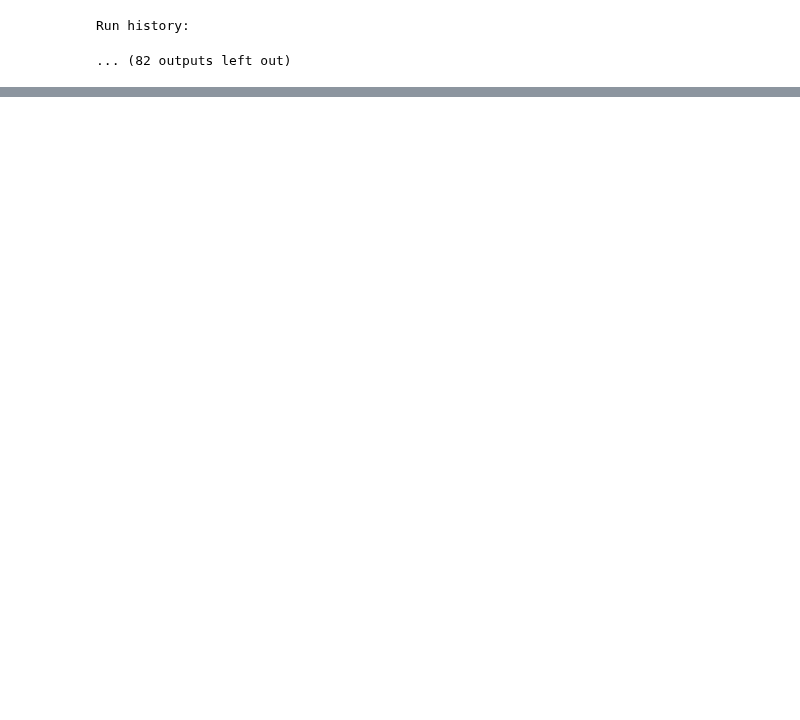
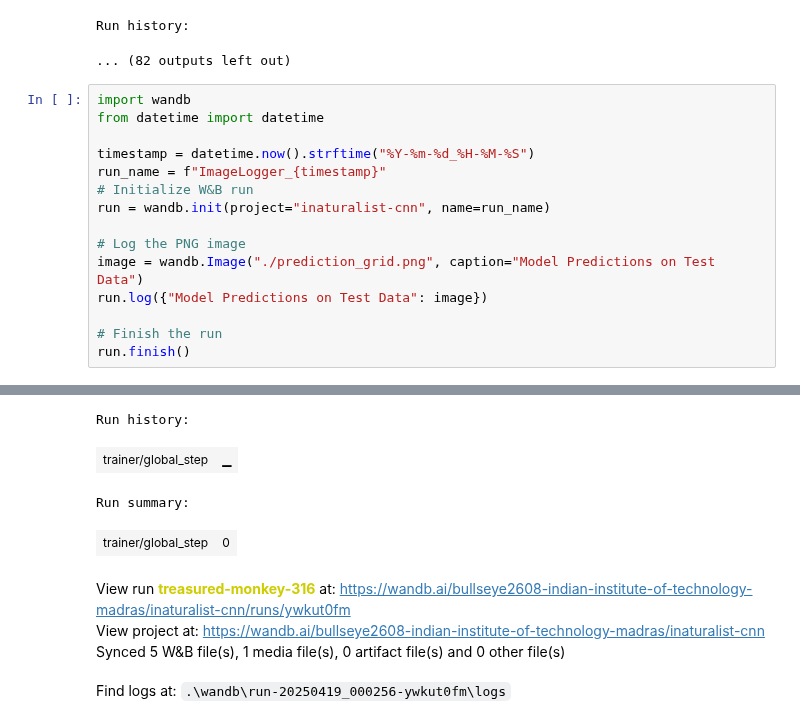
Before and after one commit to BullsEye268/da6401_assignment2, a Jupyter notebook: partA/trials.ipynb, the cells around one changed output, grey strips where cells are left out. Drawn from its saved outputs; the diff is of its cells as text; blank space fills up the shorter version.

Commit message:
Finishing partB

```diff
--- a/partA/trials.ipynb
+++ b/partA/trials.ipynb
@@ -861,3 +868,19 @@ wandb: WARNING Config item 'dropout_rate' was locked by 'sweep' (ignored update)
 [interactive output not drawn]
 Run history:
 ... (82 outputs left out)
+# %%
+import wandb
+from datetime import datetime
+
+timestamp = datetime.now().strftime("%Y-%m-%d_%H-%M-%S")
+run_name = f"ImageLogger_{timestamp}"
+# Initialize W&B run
+run = wandb.init(project="inaturalist-cnn", name=run_name)
+
+# Log the PNG image
+image = wandb.Image("./prediction_grid.png", caption="Model Predictions on Test Data")
+run.log({"Model Predictions on Test Data": image})
+
+# Finish the run
+run.finish()
+# %% [output]
@@ -863,0 +888,8 @@ Run history:
+Run history:
+| trainer/global_step | ▁ |
+Run summary:
+| trainer/global_step | 0 |
+View run treasured-monkey-316 at: https://wandb.ai/bullseye2608-indian-institute-of-technology-madras/inaturalist-cnn/runs/ywkut0fm
+View project at: https://wandb.ai/bullseye2608-indian-institute-of-technology-madras/inaturalist-cnn
+Synced 5 W&B file(s), 1 media file(s), 0 artifact file(s) and 0 other file(s)
+Find logs at: .\wandb\run-20250419_000256-ywkut0fm\logs
```
Also changed, not shown: parts of 2 cells of this notebook, 4 other files.
